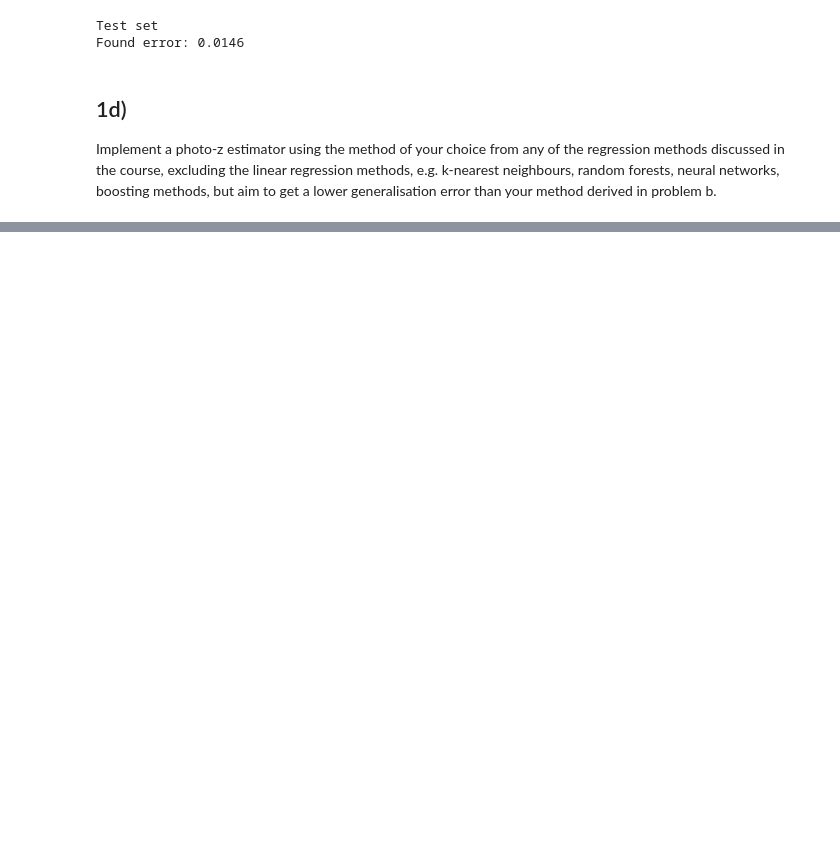
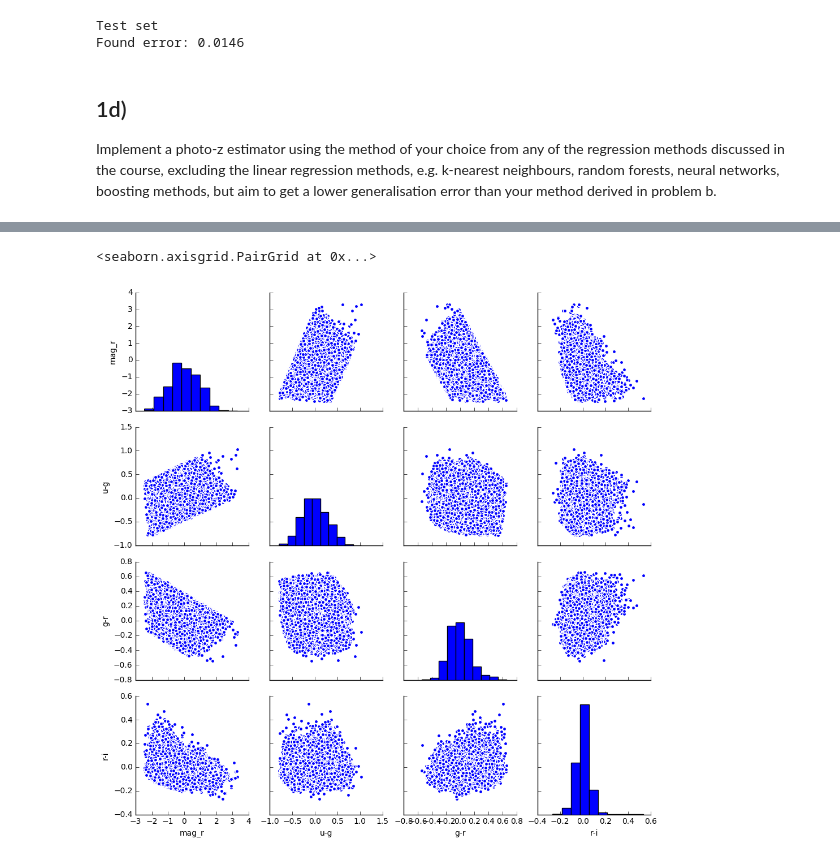
Before and after one commit to EStoop/Final-Project-DBDM, a Jupyter notebook: Final2.ipynb, the cells around one changed output, grey strips where cells are left out. Cells and saved outputs as stored; diff of their text form; code cells hidden in the pictures; blank space fills up the shorter version.

```diff
--- a/Final2.ipynb
+++ b/Final2.ipynb
@@ -131,0 +128,12 @@ plt.bar(xtmp, ytmp)
+# %%
+# Reduce the dimensionality to 4 dimensions
+
+pca4D = PCA(whiten=False, n_components = 4)
+Xtrans = pca4D.fit_transform(Xa)
+Xp = pca4D.inverse_transform(Xtrans)
+
+dft = pd.DataFrame(Xtrans, columns = colnames[:-1])
+sns.pairplot(dft)
+# %% [output]
+<seaborn.axisgrid.PairGrid at 0x...>
+[figure, added]
```
Also changed, not shown: parts of 9 cells of this notebook, 1 other file.
